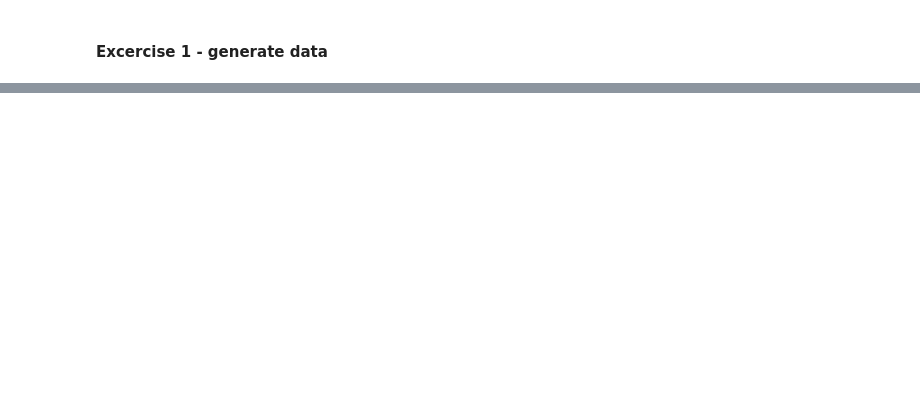
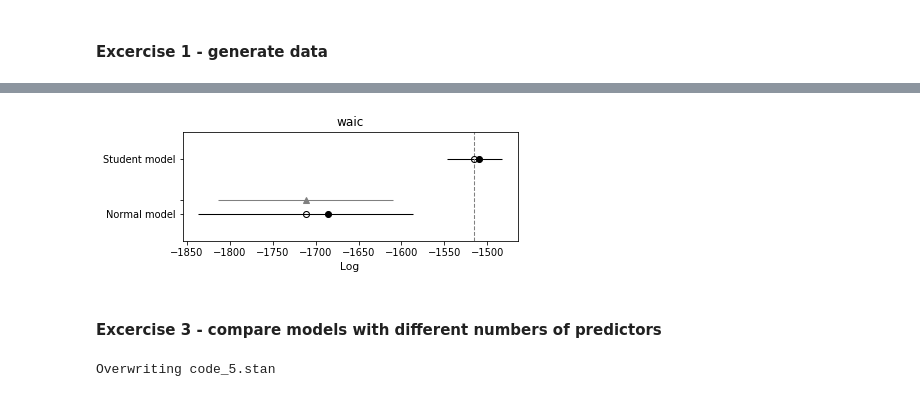
Before and after one commit to bartoszzak/Data_Analytics, a Jupyter notebook: lab6/lab6.ipynb, the cells around one changed output, grey strips where cells are left out. Saved outputs shown, nothing was run; the diff lists cells and outputs as text; code cells hidden in the pictures; blank space fills up the shorter version.

```diff
--- a/lab6/lab6.ipynb
+++ b/lab6/lab6.ipynb
@@ -59,0 +255,4 @@ generated quantities {
+# %%
+# Compare using waic criteria
+model_comp = az.compare({'Normal model': inf_data1, 'Student model': inf_data2}, ic='waic')
+model_comp
@@ -59,0 +267,42 @@ generated quantities {
+# %%
+az.plot_compare(model_comp)
+plt.title('waic')
+plt.show()
+# %% [output]
+[figure, added]
+# %% [markdown]
+#### Excercise 3 - compare models with different numbers of predictors
+# %%
+%%writefile code_5.stan
+
+data {
+    int N;
+    int K;
+    array [N] real y;
+    matrix[N,K] X;
+}
+
+parameters {
+    real<lower=0> sigma;
+    vector[K] beta;
+}
+
+transformed parameters {
+    vector [N] mu;
+    mu = X*beta;
+}
+
+model {
+    y ~ normal(mu, sigma);
+}
+
+generated quantities {
+    vector[N] log_lik;
+    array [N] real y_hat;
+    for (j in 1:N) {
+        log_lik[j] = normal_lpdf(y[j]|mu[j], sigma);
+        y_hat[j] = normal_rng(mu[j],sigma);
+    }
+}
+# %% [output]
+Overwriting code_5.stan
```
Also changed, not shown: parts of 27 cells of this notebook.
